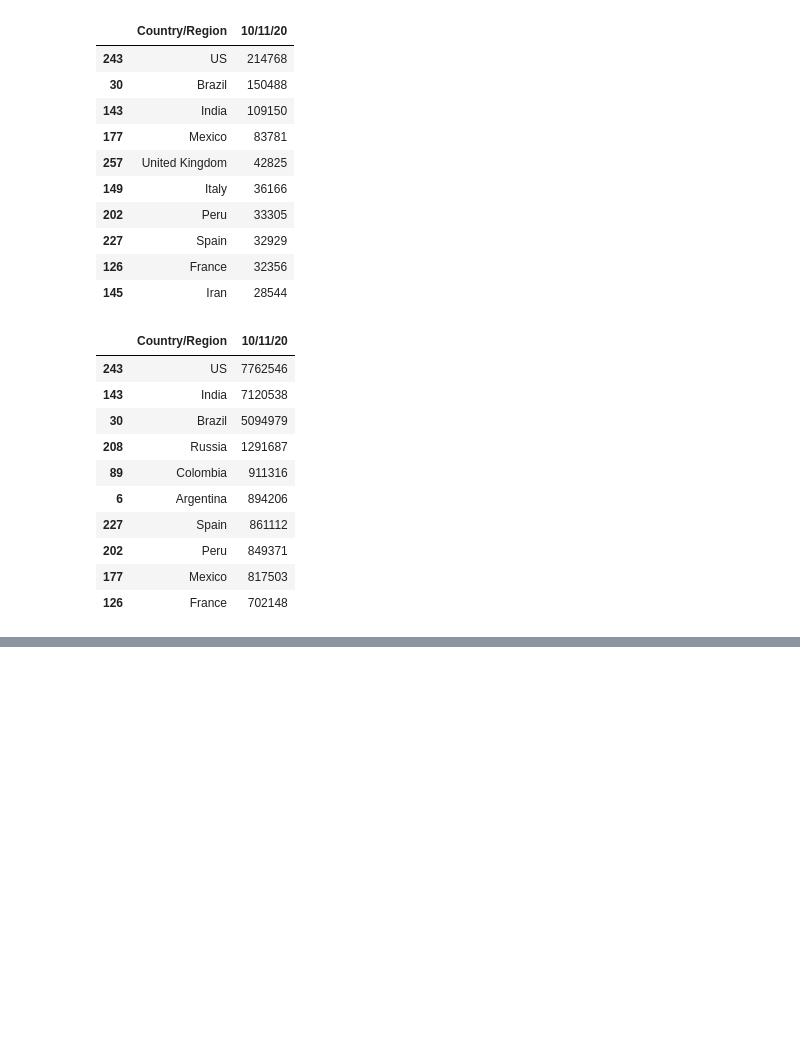
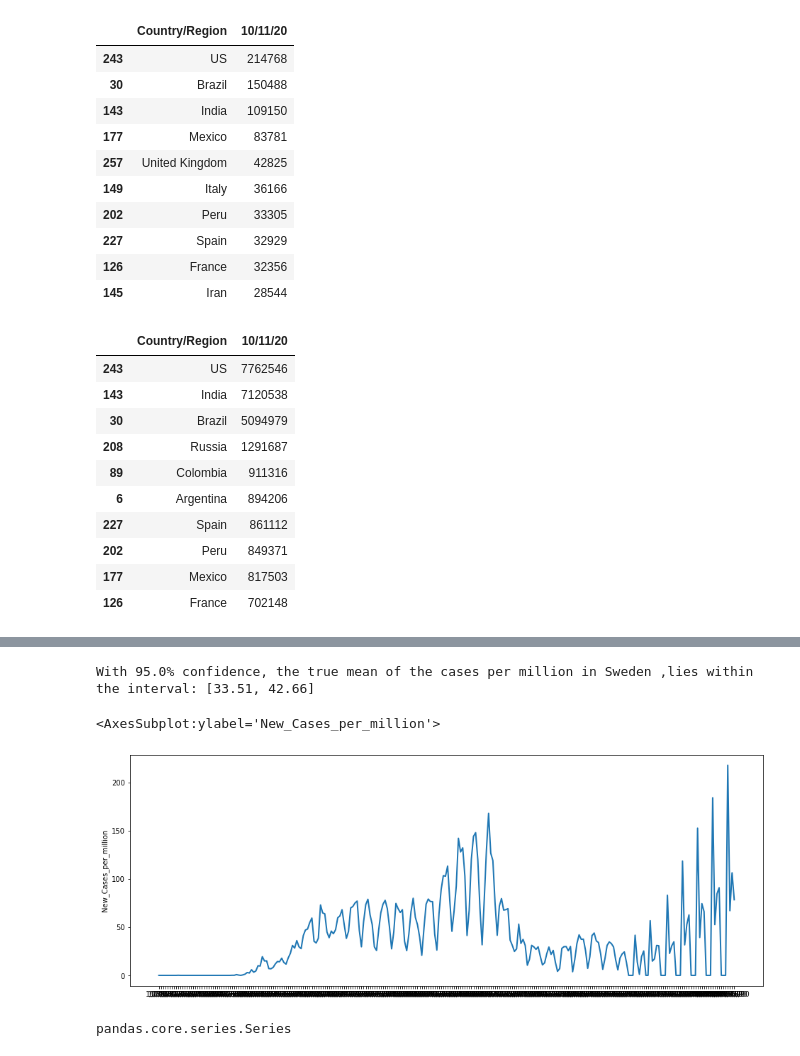
Before and after one commit to fjmutsters/covid19, a Jupyter notebook: Code/covidanalysis.ipynb, the cells around one changed output, grey strips where cells are left out. Cells and saved outputs as stored; diff of their text form; code cells hidden in the pictures; blank space fills up the shorter version.

```diff
--- a/Code/covidanalysis.ipynb
+++ b/Code/covidanalysis.ipynb
@@ -348,0 +353,3 @@ Name: 10/11/20, dtype: int64
+# %%
+covid_Sweden_confirmed = covid_confirmed_Sweden.iloc[:, 4:].sum(axis=0)
+covid_Sweden_confirmed
@@ -348,0 +369,4 @@ Name: 10/11/20, dtype: int64
+# %%
+covid_Sweden_confirmed = covid_Sweden_confirmed.to_frame()
+columns = ['Covid_Cases']
+covid_Sweden_confirmed.columns = columns
@@ -348,0 +389,2 @@ Name: 10/11/20, dtype: int64
+# %%
+covid_Sweden_confirmed['New_Cases'] = covid_Sweden_confirmed['Covid_Cases'] - covid_Sweden_confirmed['Covid_Cases'].shift(1)
@@ -348,0 +405,32 @@ Name: 10/11/20, dtype: int64
+# %%
+covid_Sweden_confirmed['New_Cases_per_million'] = covid_Sweden_confirmed['New_Cases']/10.11
+# %%
+from scipy import stats
+
+sample_mean = covid_Sweden_confirmed['New_Cases_per_million'].mean()
+sample_std = covid_Sweden_confirmed['New_Cases_per_million'].std()
+
+n = len(covid_Sweden_confirmed['New_Cases_per_million'])
+
+confidence_lvl = 0.95
+
+z = stats.norm.interval(confidence_lvl)[1]
+
+margin_error = sample_std/np.sqrt(n)
+conf = [sample_mean - (z * margin_error) , sample_mean + (z * margin_error)]
+conf_int = [round(num, 2) for num in conf]
+print('With ' + str(confidence_lvl * 100) + '% confidence, the true mean of the cases per million in Sweden ,lies within the interval:', conf_int)
+# %% [output]
+With 95.0% confidence, the true mean of the cases per million in Sweden ,lies within the interval: [33.51, 42.66]
+# %%
+#Plot new covid cases
+fig, ax = plt.subplots(figsize=(16, 6))
+
+sns.lineplot(x=covid_Sweden_confirmed.index, y=covid_Sweden_confirmed['New_Cases_per_million'], sort=False, linewidth=2)
+# %% [output]
+<AxesSubplot:ylabel='New_Cases_per_million'>
+[figure, added]
+# %%
+type(covid_worldwide_confirmed)
+# %% [output]
+pandas.core.series.Series
```
Also changed, not shown: parts of 46 cells of this notebook, 2 other files.
